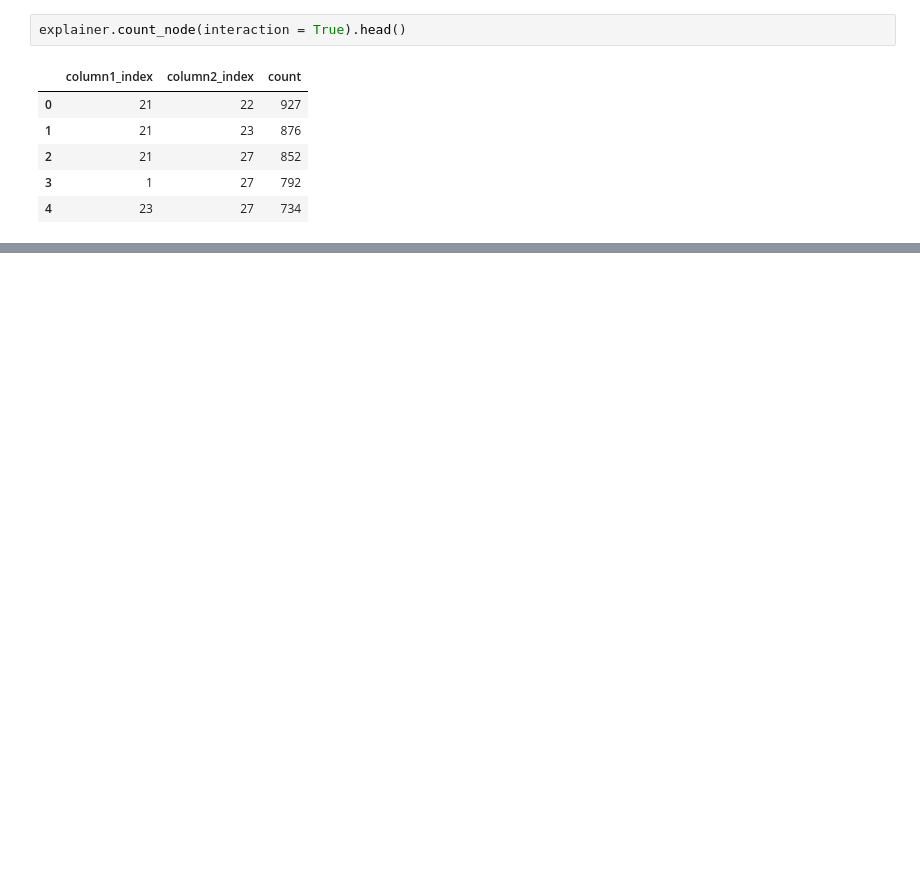
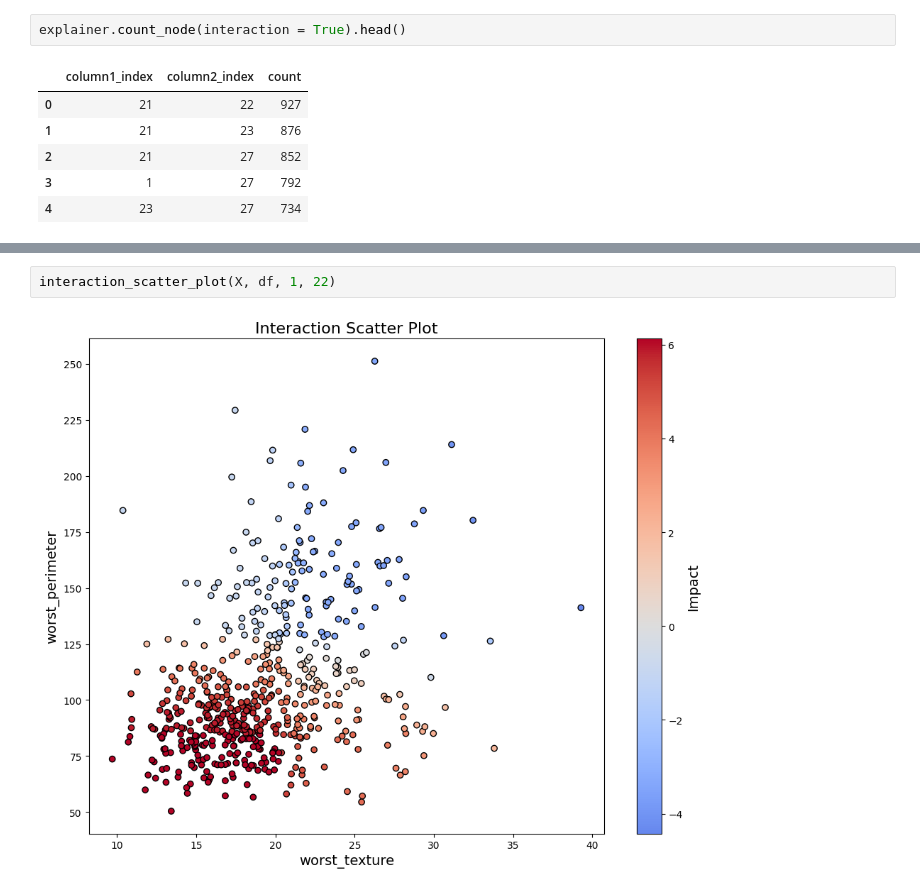
Before and after one commit to sametcopur/treemind, a Jupyter notebook: examples/breast_cancer.ipynb, the cells around one changed output, grey strips where cells are left out. Drawn from its saved outputs; the diff is of its cells as text; blank space fills up the shorter version.

```diff
--- a/examples/breast_cancer.ipynb
+++ b/examples/breast_cancer.ipynb
@@ -79,0 +87,4 @@ interaction_plot(df)
+# %%
+interaction_scatter_plot(X, df, 1, 22)
+# %% [output]
+[figure, added]
```
Also changed, not shown: parts of 6 cells of this notebook, 2 other files.
